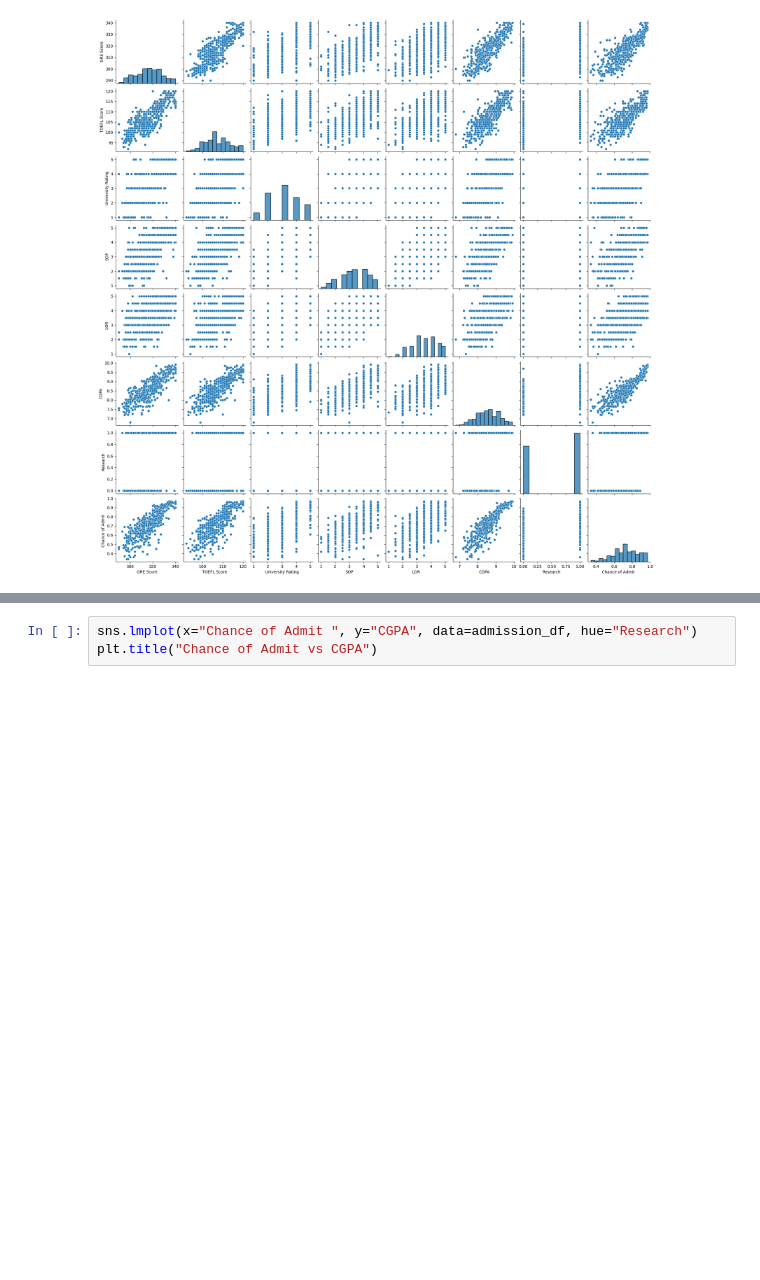
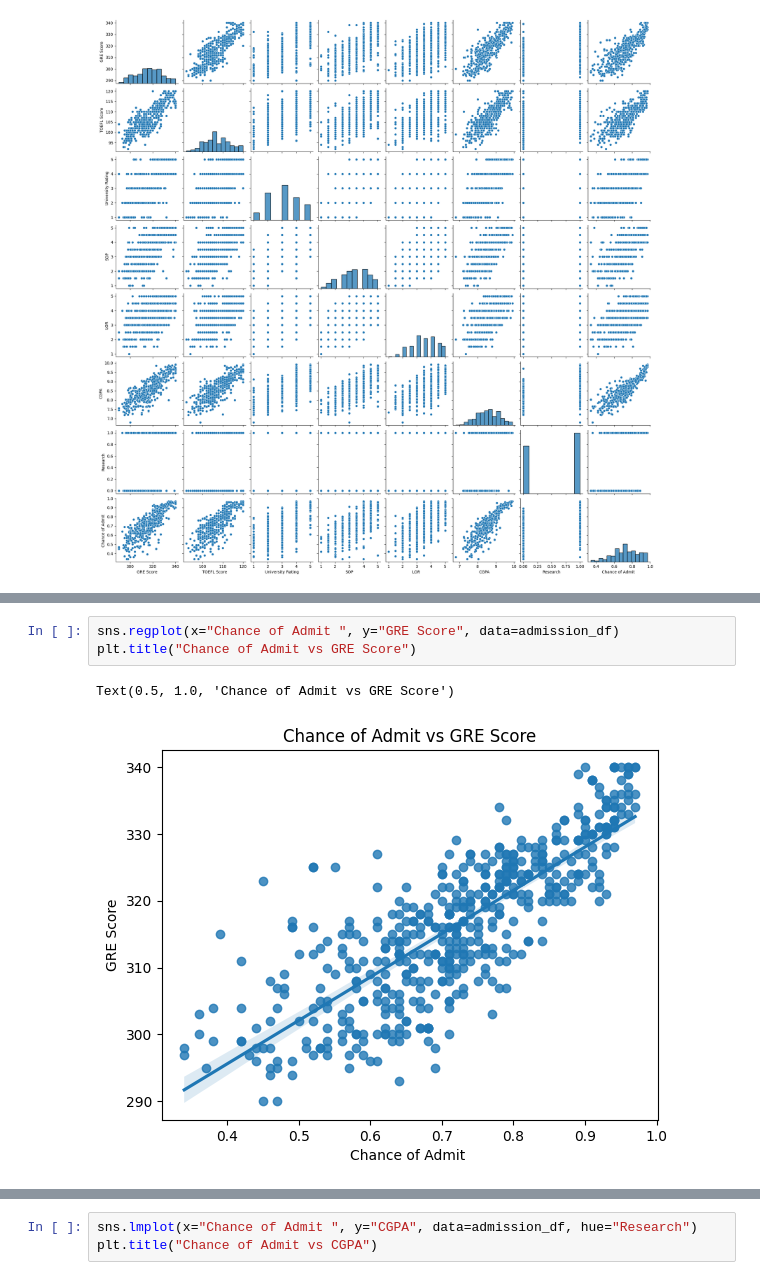
Before and after one commit to leon-czarlinski/UniversityAdmission, a Jupyter notebook: prediction-using-multiple-linear-regresion.ipynb, the cells around one changed output, grey strips where cells are left out. Cells and saved outputs as stored; diff of their text form; blank space fills up the shorter version.

```diff
--- a/prediction-using-multiple-linear-regresion.ipynb
+++ b/prediction-using-multiple-linear-regresion.ipynb
@@ -282 +288,7 @@ There is also a positive correlation between GRE Score and TOEFL score, GRE and
+# %%
+sns.regplot(x="Chance of Admit ", y="GRE Score", data=admission_df)
+plt.title("Chance of Admit vs GRE Score")
+# %% [output]
+Text(0.5, 1.0, 'Chance of Admit vs GRE Score')
+[figure, added]
 # %%
```
Also changed, not shown: parts of 23 cells of this notebook.
